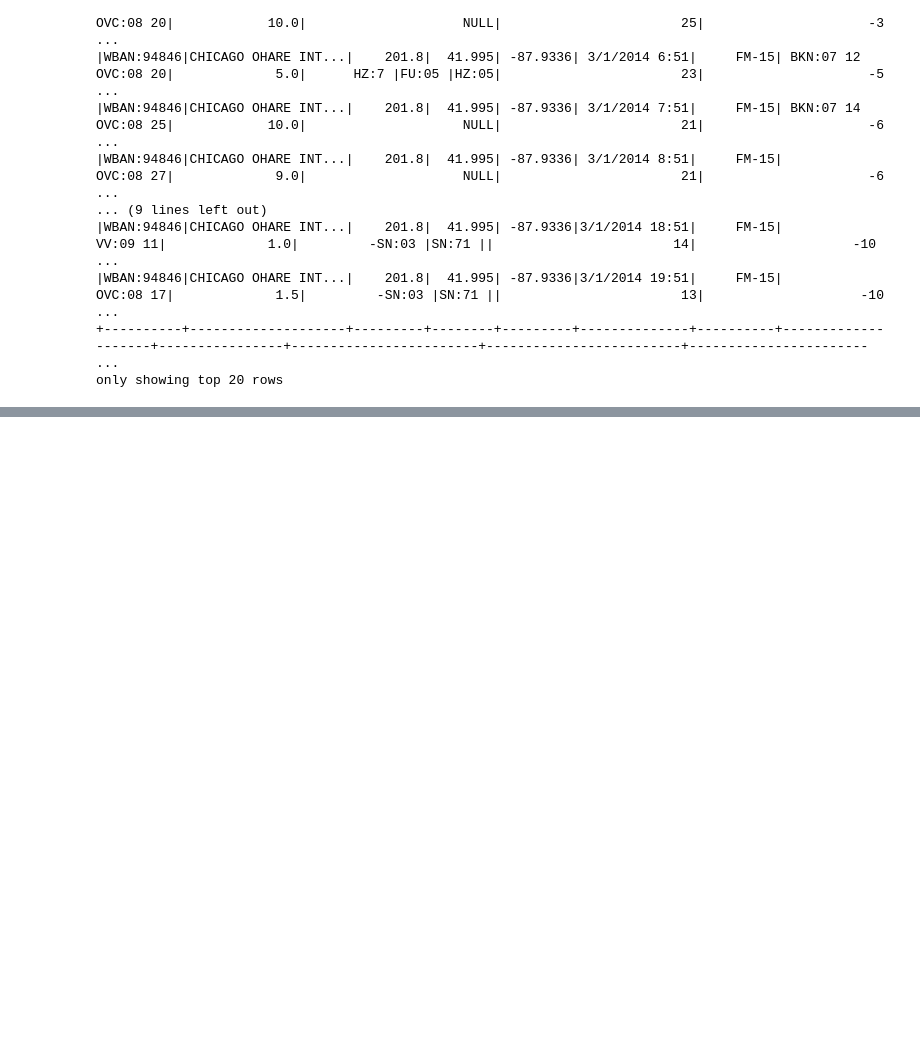
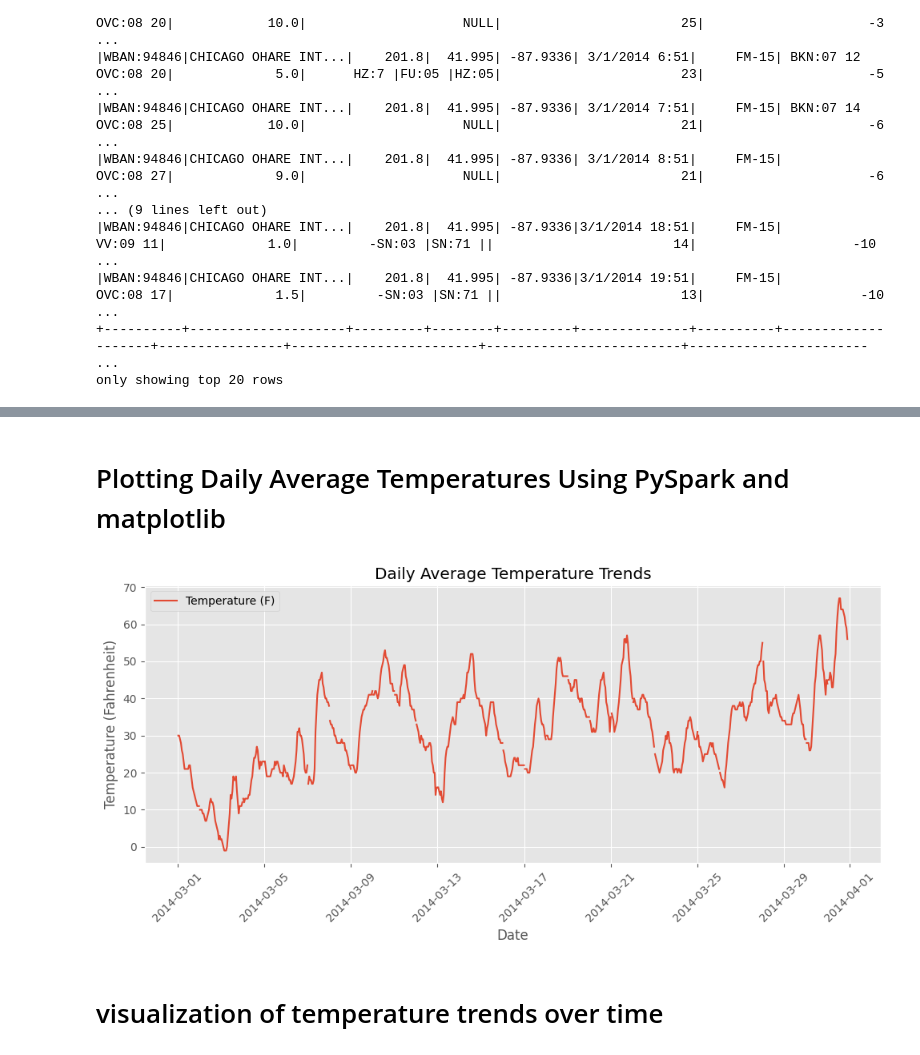
Before and after one commit to poojab2813/603-project, a Jupyter notebook: 603_project.ipynb, the cells around one changed output, grey strips where cells are left out. Cells and saved outputs as stored; diff of their text form; code cells hidden in the pictures; blank space fills up the shorter version.

```diff
--- a/603_project.ipynb
+++ b/603_project.ipynb
@@ -119,0 +351,28 @@ only showing top 20 rows
+# %% [markdown]
+# Plotting Daily Average Temperatures Using PySpark and matplotlib
+# %%
+import pandas as pd
+import matplotlib.pyplot as plt
+
+# Assuming 'df' is your Spark DataFrame and you have a column 'DATE' for timestamps and 'HourlyDryBulbTemperatureF' for temperature
+# First, convert Spark DataFrame to Pandas DataFrame
+pandas_df = df_weather.select('DATE', 'HourlyDryBulbTemperatureF').toPandas()
+
+# Convert DATE from string to datetime for better plotting
+pandas_df['DATE'] = pd.to_datetime(pandas_df['DATE'])
+
+# Plotting
+plt.figure(figsize=(10, 5))
+plt.plot(pandas_df['DATE'], pandas_df['HourlyDryBulbTemperatureF'], label='Temperature (F)')
+plt.title('Daily Average Temperature Trends')
+plt.xlabel('Date')
+plt.ylabel('Temperature (Fahrenheit)')
+plt.legend()
+plt.grid(True)
+plt.xticks(rotation=45)  # Rotating date labels for better visibility
+plt.tight_layout()
+plt.show()
+# %% [output]
+[figure, added]
+# %% [markdown]
+# visualization of temperature trends over time
```
Also changed, not shown: parts of 32 cells of this notebook.
